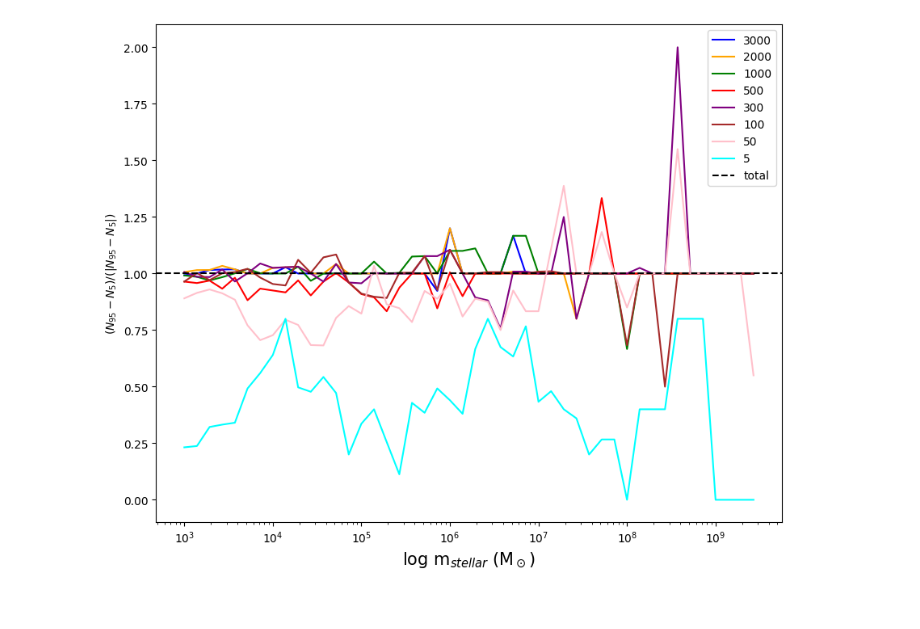
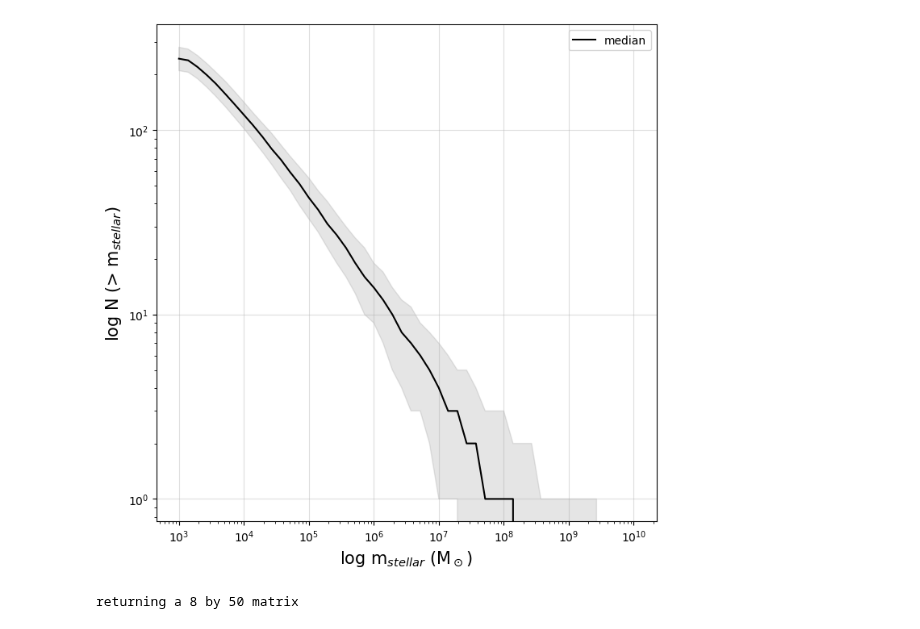
Before and after one commit to jsmonzon/SatGen, a Jupyter notebook: notebooks/N_realizations.ipynb, the cells around one changed output. Saved outputs shown, nothing was run; the diff lists cells and outputs as text; code cells hidden in the pictures.

```diff
--- a/notebooks/N_realizations.ipynb
+++ b/notebooks/N_realizations.ipynb
@@ -89,15 +58,14 @@ returning a 8 by 50 matrix
-# %%
-plt.figure(figsize=(10,8))
-
-for i,val in enumerate(stat):
-
-    plt.plot(surv_massr, val, color=colors[i], label=str(Nreal[i]))
-
-plt.axhline(1, ls="--", color="black",label="total")
-plt.xscale("log")
-plt.xlabel("log m$_{stellar}$ (M$_\odot$)", fontsize=15)
-plt.ylabel("$ (N_{95}-N_5) / (|N_{95}-N_5|) $")
-plt.legend()
-plt.show()
-# %% [output]
-[figure, removed]
+# %%
+mass, det = CSMF(Ms)
+# %% [output]
+[figure, added]
+# %%
+stat = scatter_stat(mat, det)
+
+mass_range = np.logspace(3,10,50)
+
+m4 = stat[:,8]
+m5 = stat[:,15]
+m6 = stat[:,22]
+# %% [output]
+returning a 8 by 50 matrix
```
Also changed, not shown: parts of 10 cells of this notebook, 9 other files.
